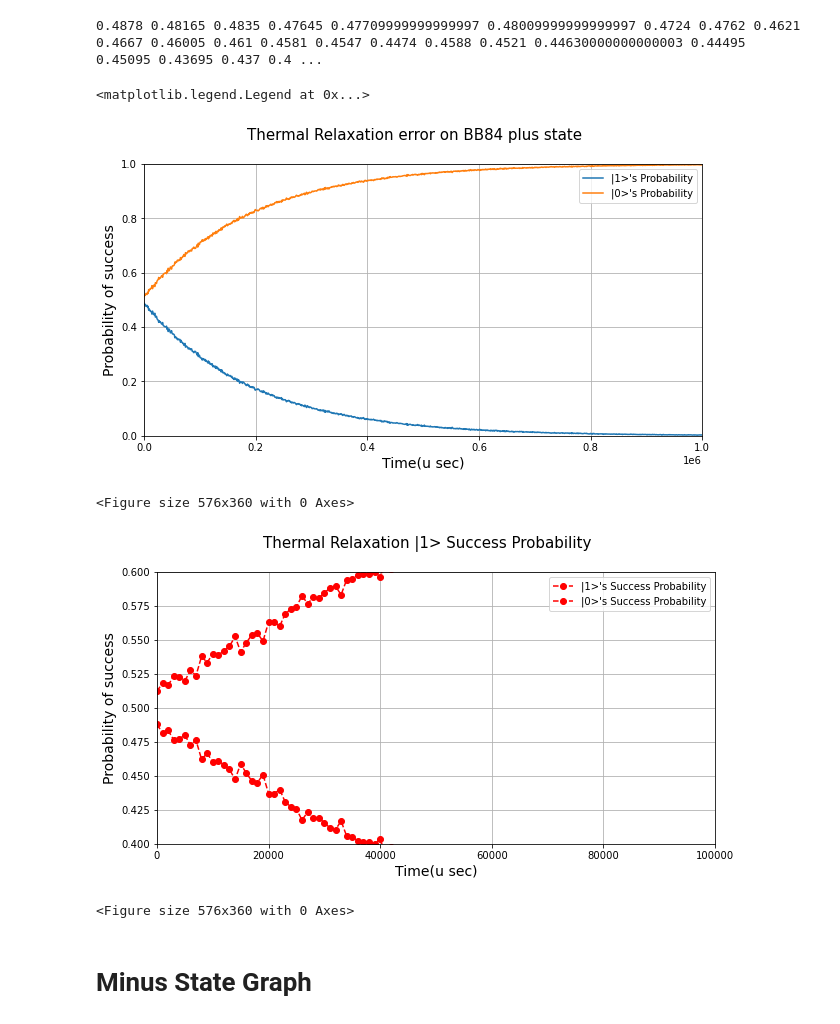
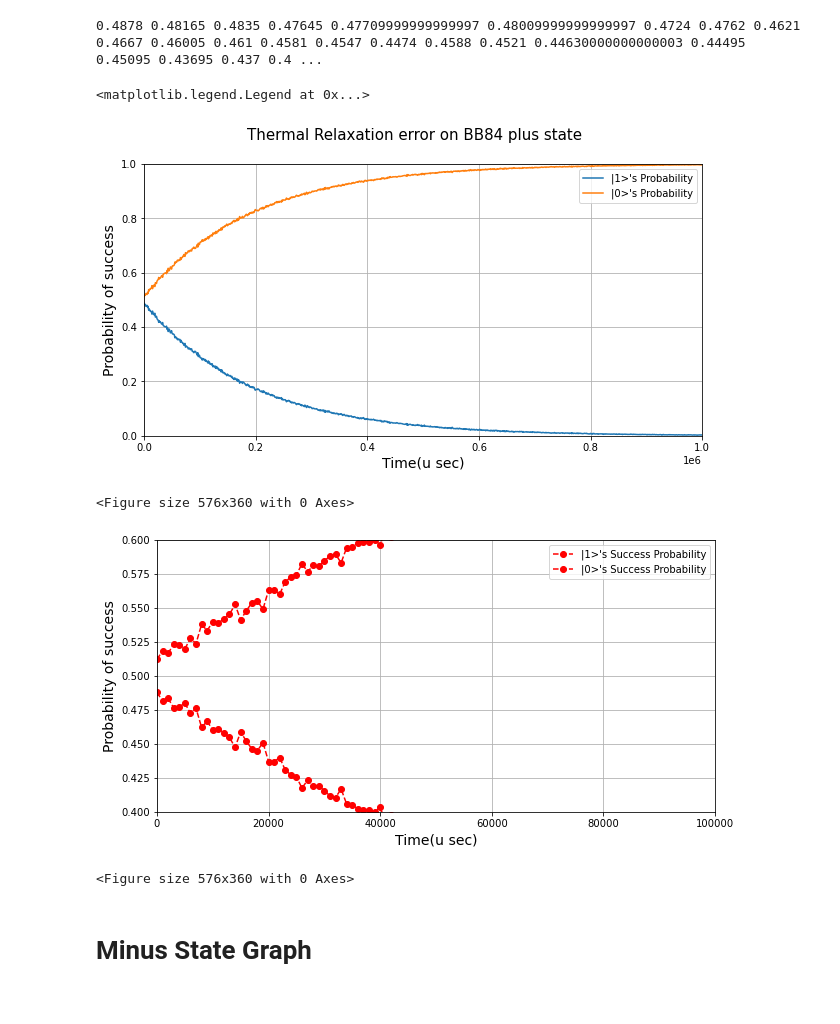
Before and after one commit to bishwajitprasadgond/Amplitude-damping-error-on-Quantum-Key-Distribution-Protocols-Effect-and-A-Probable-Bypass, a Jupyter notebook: BB84/BB84 Plus Minus Graph for (0 and 1).ipynb, the cells around one changed output. Drawn from its saved outputs; the diff is of its cells as text; code cells hidden in the pictures.

```diff
--- a/BB84/BB84 Plus Minus Graph for (0 and 1).ipynb
+++ b/BB84/BB84 Plus Minus Graph for (0 and 1).ipynb
@@ -223,35 +223,34 @@ fig = plt.figure(figsize=(8,5))
 x1=delay
 x2=delay
 #plotting the line 2 points
 ax.plot(x1, y1, label = "|1>'s Probability")
 ax.plot(x2, y2, label = "|0>'s Probability")
 
 #ax.axes.xaxis.set_ticks([])
 # show a legend on the plot
 ax.legend()
 ########################################################################
 
 
 %config InlineBackend.print_figure_kwargs={'facecolor' : "w"}
 import matplotlib.pyplot as plt
 from matplotlib.ticker import (AutoMinorLocator, MultipleLocator)
 fig, ax = plt.subplots(figsize=(10, 5))
-fig.suptitle('Thermal Relaxation |1> Success Probability',fontsize=15)
 ax.set_xlim(0, 100000)
 ax.set_ylim(0.4,0.6)
 plt.ylabel('Probability of success',fontsize=14)
 plt.xlabel('Time(u sec)',fontsize=14)
 plt.grid()
 fig = plt.figure(figsize=(8,5))
 ax.plot(delay,y1,'ro--',label = "|1>'s Success Probability")
 ax.plot(delay,y2,'ro--',label = "|0>'s Success Probability")
 
 ax.legend()
 # %% [output]
 <matplotlib.legend.Legend at 0x...>
 [figure]
 <Figure size 576x360 with 0 Axes>
-[figure, old version]
+[figure, new version]
 <Figure size 576x360 with 0 Axes>
 # %% [markdown]
 # Minus State Graph
```
Also changed, not shown: parts of 1 cell of this notebook.
